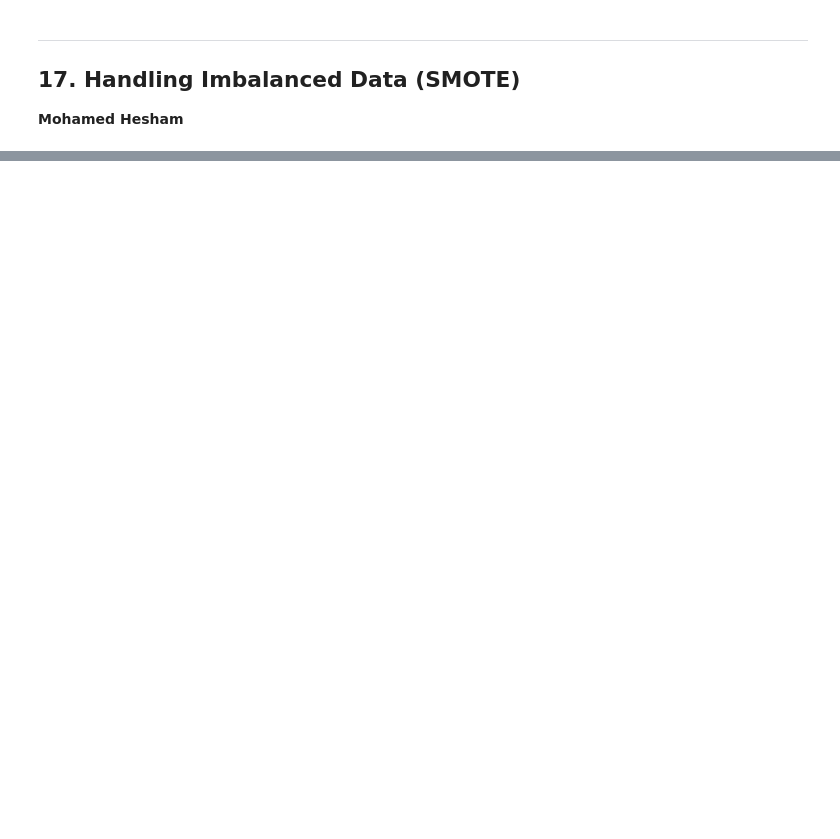
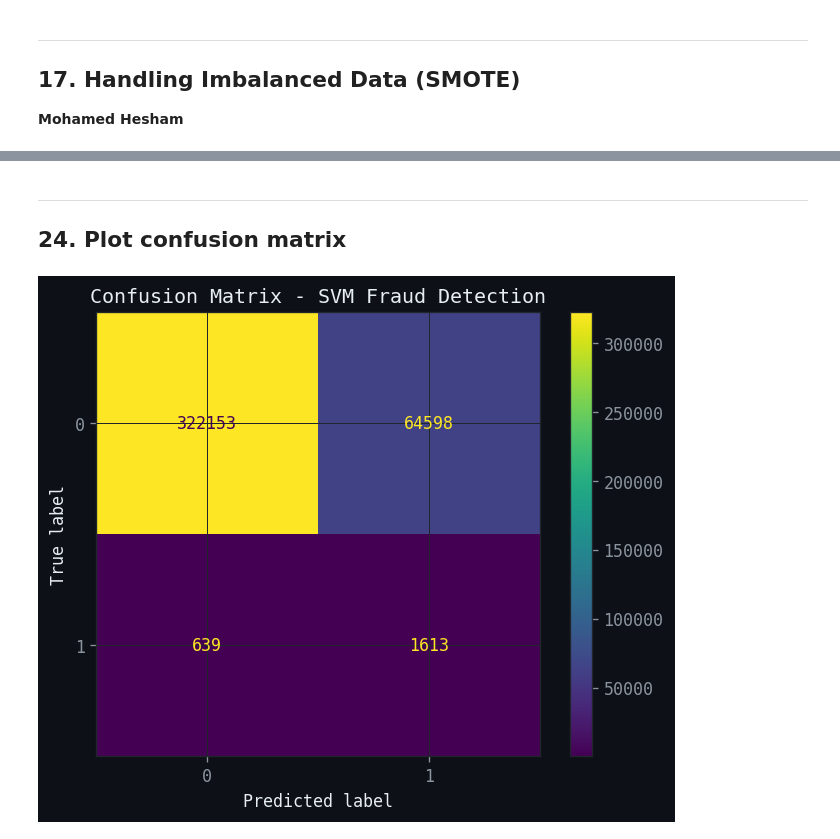
Before and after one commit to SerajEldeen/Data-Computation-Final-Project, a Jupyter notebook: DataComputationProjectEDA.ipynb, the cells around one changed output, grey strips where cells are left out. Saved outputs shown, nothing was run; the diff lists cells and outputs as text; code cells hidden in the pictures; blank space fills up the shorter version.

```diff
--- a/DataComputationProjectEDA.ipynb
+++ b/DataComputationProjectEDA.ipynb
@@ -967,0 +1121,22 @@ y_train_res shape: (2062670,)
+# %%
+from sklearn.model_selection import GridSearchCV
+
+param_grid = {
+    'alpha': [0.0001, 0.001],
+    'penalty': ['l2', 'l1'],
+    'loss': ['hinge']
+}
+
+grid = GridSearchCV(
+   estimator=SGDClassifier(random_state=42),
+    param_grid=param_grid,
+    scoring='f1',
+    cv=3,
+    verbose=2,
+    n_jobs=-1
+)
+
+grid.fit(X_train_pca, y_train_res)
+
+print("Best Parameters:", grid.best_params_)
+print("Best F1 Score:", grid.best_score_)
@@ -967,0 +1150,10 @@ y_train_res shape: (2062670,)
+# %%
+best_svm = grid.best_estimator_
+
+y_pred_best = best_svm.predict(X_test_pca)
+
+print("Final Classification Report:")
+print(classification_report(y_test, y_pred_best))
+
+print("Final Confusion Matrix:")
+print(confusion_matrix(y_test, y_pred_best))
@@ -967,0 +1174,12 @@ y_train_res shape: (2062670,)
+# %% [markdown]
+---
+## 24. Plot confusion matrix
+# %%
+import matplotlib.pyplot as plt
+from sklearn.metrics import ConfusionMatrixDisplay
+
+ConfusionMatrixDisplay.from_estimator(best_svm, X_test_pca, y_test)
+plt.title("Confusion Matrix - SVM Fraud Detection")
+plt.show()
+# %% [output]
+[figure, added]
```
Also changed, not shown: parts of 20 cells of this notebook, 1 other file.
